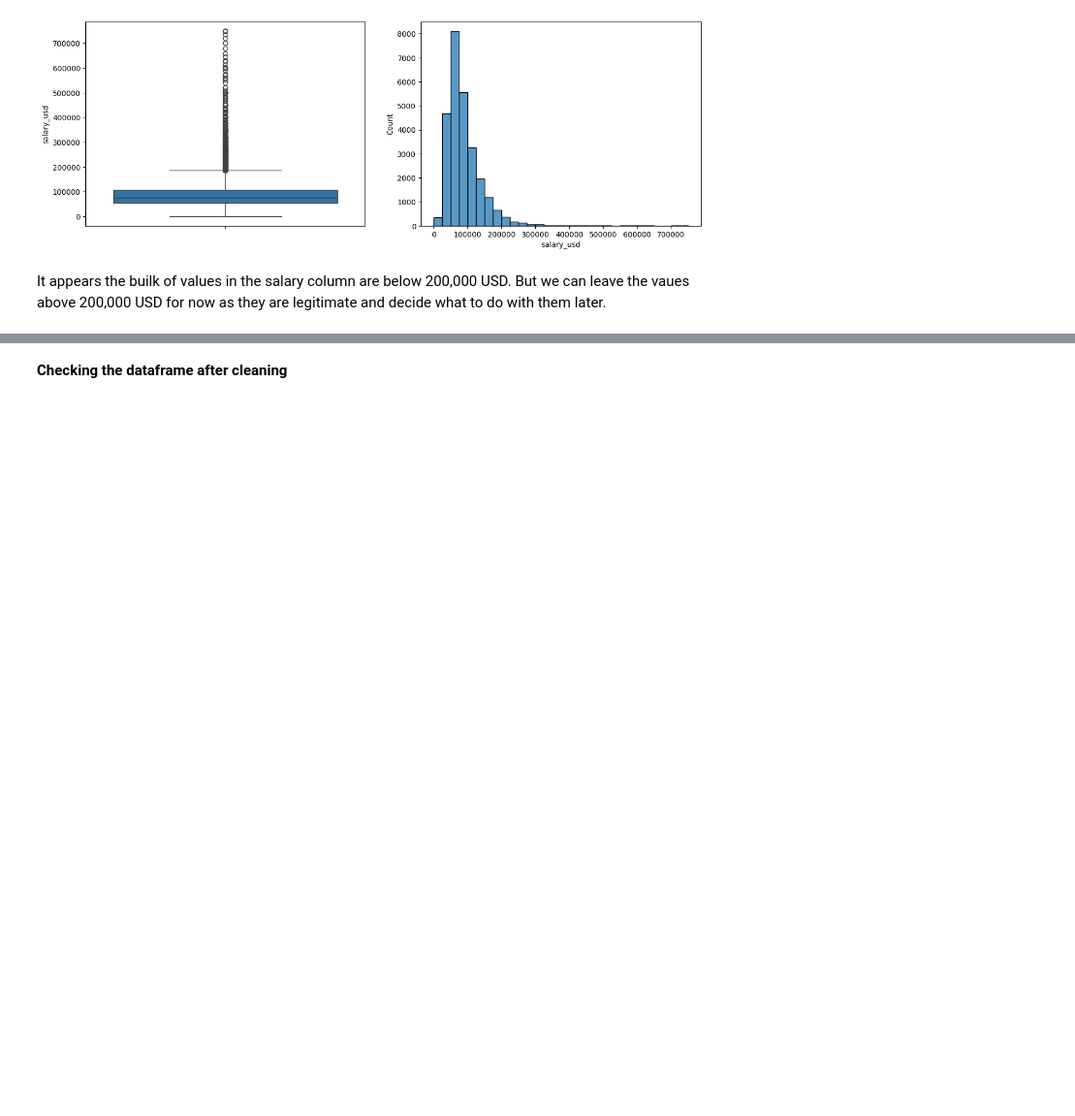
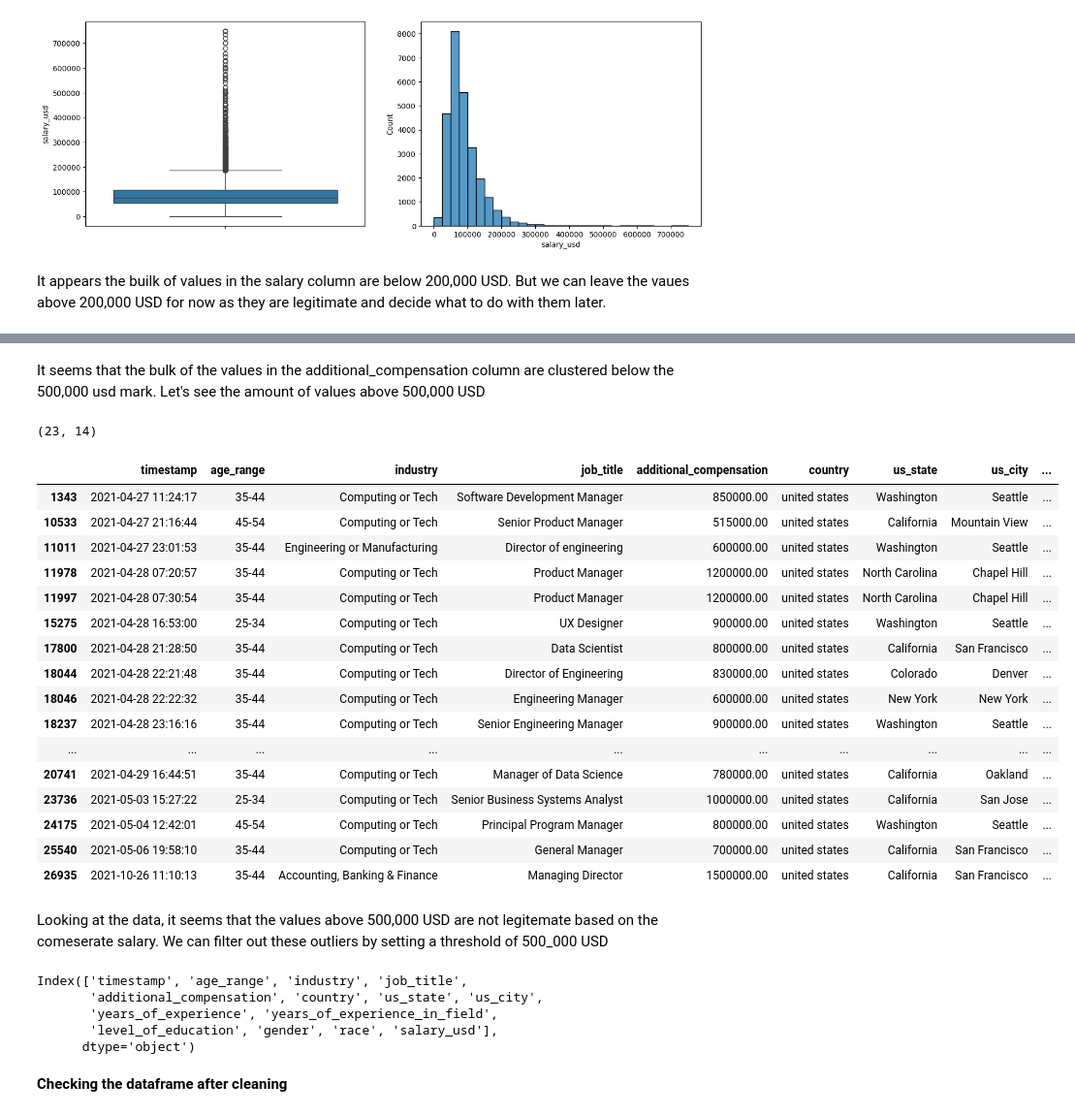
Before and after one commit to idowujames/Manager-Salary-Survey-2021-, a Jupyter notebook: notebooks/2.0-ji-second-cleaning.ipynb, the cells around one changed output, grey strips where cells are left out. Shown at 97% size. Saved outputs shown, nothing was run; the diff lists cells and outputs as text; code cells hidden in the pictures; blank space fills up the shorter version.

```diff
--- a/notebooks/2.0-ji-second-cleaning.ipynb
+++ b/notebooks/2.0-ji-second-cleaning.ipynb
@@ -201,0 +229,26 @@ It appears the builk of values in the salary column are below 200,000 USD. But w
+# %% [markdown]
+It seems that the bulk of the values in the additional_compensation column are clustered below the 500,000 usd mark. Let's see the amount of values above 500,000 USD
+# %%
+print(df[df['additional_compensation'] > 500_000].shape)
+df[df['additional_compensation'] > 500_000]
+# %% [output]
+(23, 14)
+|  | timestamp | age_range | industry | job_title | additional_compensation | country | us_state | us_city | ... |
+| 1343 | 2021-04-27 11:24:17 | 35-44 | Computing or Tech | Software Development Manager | 850000.00 | united states | Washington | Seattle | ... |
+| 10533 | 2021-04-27 21:16:44 | 45-54 | Computing or Tech | Senior Product Manager | 515000.00 | united states | California | Mountain View | ... |
+| 11011 | 2021-04-27 23:01:53 | 35-44 | Engineering or Manufacturing | Director of engineering | 600000.00 | united states | Washington | Seattle | ... |
+| 11978 | 2021-04-28 07:20:57 | 35-44 | Computing or Tech | Product Manager | 1200000.00 | united states | North Carolina | Chapel Hill | ... |
+| 11997 | 2021-04-28 07:30:54 | 35-44 | Computing or Tech | Product Manager | 1200000.00 | united states | North Carolina | Chapel Hill | ... |
+| 15275 | 2021-04-28 16:53:00 | 25-34 | Computing or Tech | UX Designer | 900000.00 | united states | Washington | Seattle | ... |
+| 17800 | 2021-04-28 21:28:50 | 35-44 | Computing or Tech | Data Scientist | 800000.00 | united states | California | San Francisco | ... |
+| 18044 | 2021-04-28 22:21:48 | 35-44 | Computing or Tech | Director of Engineering | 830000.00 | united states | Colorado | Denver | ... |
+| 18046 | 2021-04-28 22:22:32 | 35-44 | Computing or Tech | Engineering Manager | 600000.00 | united states | New York | New York | ... |
+| 18237 | 2021-04-28 23:16:16 | 35-44 | Computing or Tech | Senior Engineering Manager | 900000.00 | united states | Washington | Seattle | ... |
+| ... | ... | ... | ... | ... | ... | ... | ... | ... | ... |
+| 20741 | 2021-04-29 16:44:51 | 35-44 | Computing or Tech | Manager of Data Science | 780000.00 | united states | California | Oakland | ... |
+| 23736 | 2021-05-03 15:27:22 | 25-34 | Computing or Tech | Senior Business Systems Analyst | 1000000.00 | united states | California | San Jose | ... |
+| 24175 | 2021-05-04 12:42:01 | 45-54 | Computing or Tech | Principal Program Manager | 800000.00 | united states | Washington | Seattle | ... |
+| 25540 | 2021-05-06 19:58:10 | 35-44 | Computing or Tech | General Manager | 700000.00 | united states | California | San Francisco | ... |
+| 26935 | 2021-10-26 11:10:13 | 35-44 | Accounting, Banking & Finance | Managing Director | 1500000.00 | united states | California | San Francisco | ... |
+# %% [markdown]
+Looking at the data, it seems that the values above 500,000 USD are not legitemate based on the comeserate salary. We can filter out these outliers by setting a threshold of 500_000 USD
@@ -202,3 +257,11 @@ It appears the builk of values in the salary column are below 200,000 USD. But w
+# %%
+df.columns
+# %% [output]
+Index(['timestamp', 'age_range', 'industry', 'job_title',
+       'additional_compensation', 'country', 'us_state', 'us_city',
+       'years_of_experience', 'years_of_experience_in_field',
+       'level_of_education', 'gender', 'race', 'salary_usd'],
+      dtype='object')
 # %% [markdown]
 **Checking the dataframe after cleaning**
 # %%
```
Also changed, not shown: parts of 6 cells of this notebook.
